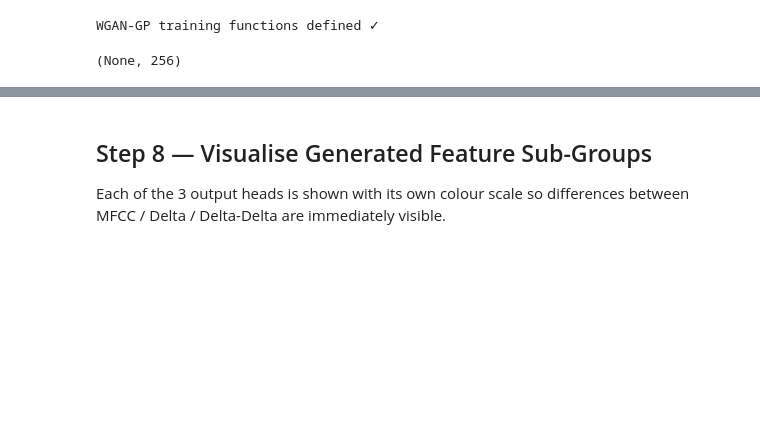
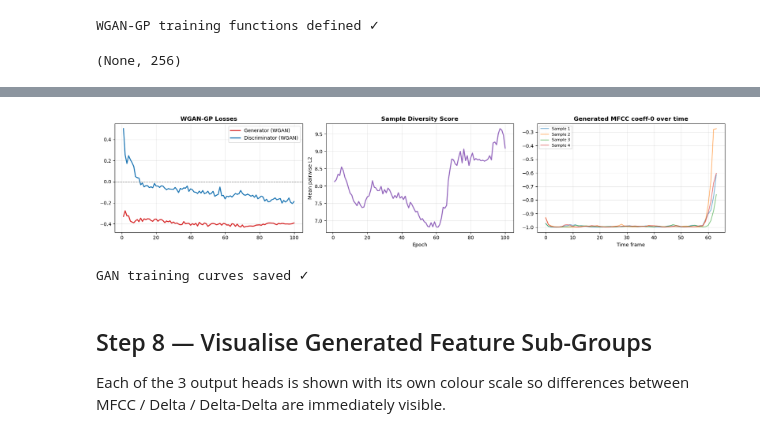
Before and after one commit to shruti636/heart-sound-gan-classifier, a Jupyter notebook: notebook (2).ipynb, the cells around one changed output, grey strips where cells are left out. Drawn from its saved outputs; the diff is of its cells as text; code cells hidden in the pictures; blank space fills up the shorter version.

```diff
--- a/notebook (2).ipynb
+++ b/notebook (2).ipynb
@@ -748,27 +753,31 @@ Epoch  40/100 | D: -0.0674 | G: -0.4127 | Diversity: 7.6965
 # %%
 # Plot GAN training curves + diversity
 fig, axes = plt.subplots(1, 3, figsize=(18, 4))
 ep = range(1, EPOCHS+1)
 
 axes[0].plot(ep, gen_losses,  color='#d62728', lw=2, label='Generator (WGAN)')
 axes[0].plot(ep, disc_losses, color='#1f77b4', lw=2, label='Discriminator (WGAN)')
 axes[0].axhline(0, color='gray', ls='--', lw=1)
 axes[0].set_title('WGAN-GP Losses', fontweight='bold'); axes[0].legend(); axes[0].grid(alpha=0.3)
 
 axes[1].plot(ep, div_scores, color='#9467bd', lw=2)
 axes[1].set_title('Sample Diversity Score', fontweight='bold')
 axes[1].set_xlabel('Epoch'); axes[1].set_ylabel('Mean pairwise L2'); axes[1].grid(alpha=0.3)
 
 # Generate 4 samples and visualise sub-groups
-noise = tf.random.normal([4, 100])
+# Changed noise dimension from 100 to 256 to match generator's expected input shape
+noise = tf.random.normal([4, 256])
 synth = gen(noise, training=False).numpy()
 for i in range(4):
     axes[2].plot(synth[i,:,0], alpha=0.6, label=f'Sample {i+1}')
 axes[2].set_title('Generated MFCC coeff-0 over time', fontweight='bold')
 axes[2].set_xlabel('Time frame'); axes[2].legend(fontsize=8); axes[2].grid(alpha=0.3)
 
 plt.tight_layout(); plt.savefig('outputs/plots/gan_training.png', dpi=120)
 plt.show(); print("GAN training curves saved ✓")
+# %% [output]
+[figure, added]
+GAN training curves saved ✓
 # %% [markdown]
 ## Step 8 — Visualise Generated Feature Sub-Groups
 
```
Also changed, not shown: parts of 12 cells of this notebook, 43 other files.
